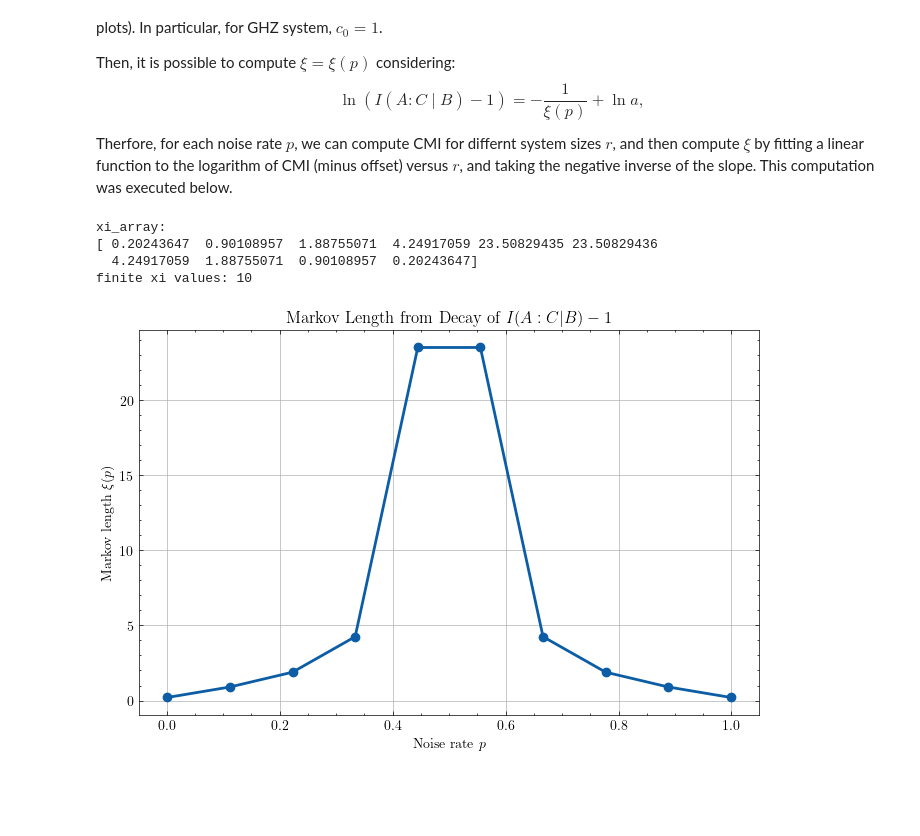
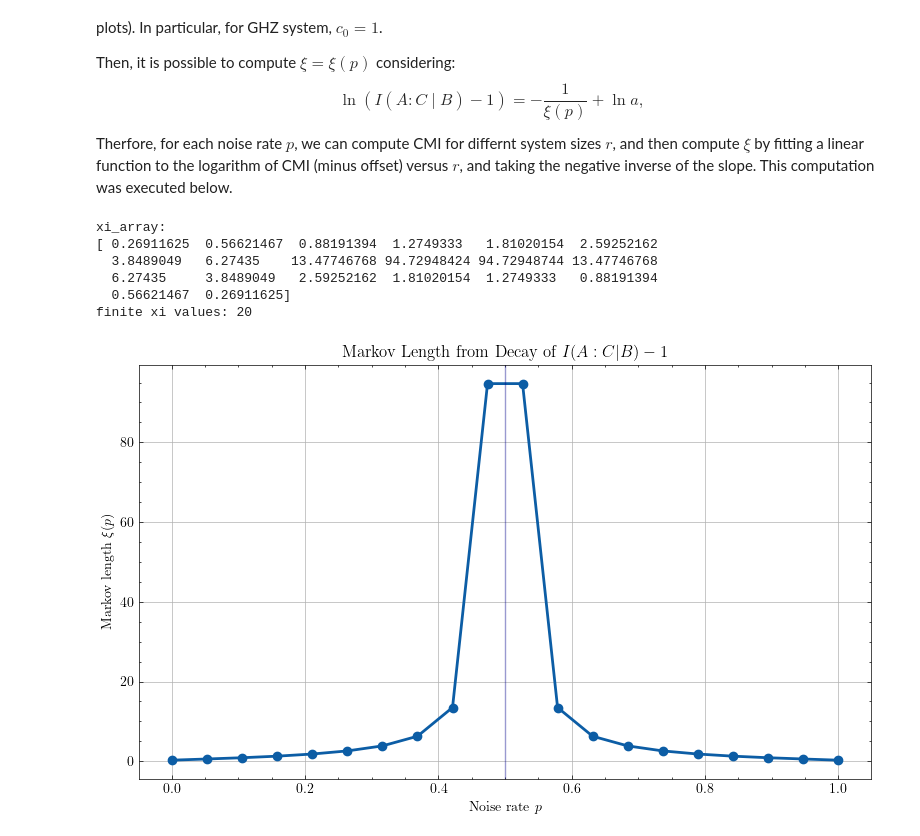
Before and after one commit to HannaKarwowska/PSI-Essay, a Jupyter notebook: New_codes/GHZ_state.ipynb, the cells around one changed output. Cells and saved outputs as stored; diff of their text form; code cells hidden in the pictures; blank space fills up the shorter version.

```diff
--- a/New_codes/GHZ_state.ipynb
+++ b/New_codes/GHZ_state.ipynb
@@ -340,8 +340,12 @@ Therfore, for each noise rate $p$, we can compute CMI for differnt system sizes
 # -------------------------
 # Noise rates used to evaluate Markov length
 # -------------------------
-p_array2 = np.linspace(0.001,0.999,10)
+p_array2 = np.linspace(0.001,0.999,20)
 # %%
+# ============================================================
+# Defining function computing Markov length
+# ============================================================
+
 def fit_markov_length_offset(distances, cmi_values, offset=1.0, threshold=1e-12):
     """
     Fit:
@@ -374,19 +378,24 @@ def fit_markov_length_offset(distances, cmi_values, offset=1.0, threshold=1e-12)
 
     return -1.0 / slope
 
+
 # ------------------------------------------------------------
 # Define distance-dependent partitions
 # ------------------------------------------------------------
 
+# Size of regions A and C
 LA = 1
 LC = 1
 
-# ------------------------------------------------------------
-# Define maximum distance
-# ------------------------------------------------------------
-R_max = 8
+
+# Define maximum distance r
+R_max = 5
 
 distances = np.arange(1, R_max + 1)
+
+# ------------------------------------------------------------
+# Computing CMI matrix
+# ------------------------------------------------------------
 
 cmi_matrix = np.zeros((len(p_array2), len(distances)))
 
@@ -407,55 +416,50 @@ for ip, p in enumerate(p_array2):
             N = system_size
         )
 
-    shifted = cmi_matrix[ip] - 1.0
-    print(
-        f"p={p:.4f}, "
-        f"min CMI={np.min(cmi_matrix[ip]):.6e}, "
-        f"max CMI={np.max(cmi_matrix[ip]):.6e}, "
-        f"positive shifted points={np.sum(shifted > 1e-12)}"
-    )
-# ------------------------------------------------------------
-# Fit Markov length for every p
-# ------------------------------------------------------------
 
-
-
+# ============================================================
+# Running function computing Markov length for every p
+# ============================================================
 xi_array = np.array([
     fit_markov_length_offset(distances, cmi_matrix[ip], offset=1.0)
     for ip in range(len(p_array2))
 ])
 # %%
-
+# ------------------------------------------------------------
+# Printing output of the computation
+# ------------------------------------------------------------
 
 print("xi_array:")
 print(xi_array)
 print("finite xi values:", np.sum(np.isfinite(xi_array)))
 # %% [output]
 xi_array:
-[ 0.20243647  0.90108957  1.88755071  4.24917059 23.50829435 23.50829436
-  4.24917059  1.88755071  0.90108957  0.20243647]
-finite xi values: 10
+[ 0.26911625  0.56621467  0.88191394  1.2749333   1.81020154  2.59252162
+  3.8489049   6.27435    13.47746768 94.72948424 94.72948744 13.47746768
+  6.27435     3.8489049   2.59252162  1.81020154  1.2749333   0.88191394
+  0.56621467  0.26911625]
+finite xi values: 20
 # %%
 # ============================================================
 # Plot xi(p) vs p
 # ============================================================
 
 valid = np.isfinite(xi_array)
 
 plt.style.use('science')
 plt.figure(figsize=(8, 5))
 
 plt.plot(p_array2,xi_array, marker='o',lw=2)
-
+plt.axvline(0.5, color='darkblue', ls='-', alpha=0.4)
 plt.xlabel(r"Noise rate $p$")
 plt.ylabel(r"Markov length $\xi (p)$")
 plt.title(r"Markov Length from Decay of $I(A:C|B)-1$")
-
-
+plt.tight_layout()
 plt.grid(True)
+plt.savefig("New_plots/Xi_vs_p_GHZ.png", dpi=300)
 plt.show()
 # %% [output]
-[figure, old version]
+[figure, new version]
 # %%
 # ============================================================
 # CMI vs noise rate p for different distances r
```
Also changed, not shown: parts of 2 cells of this notebook, 3 other files.
